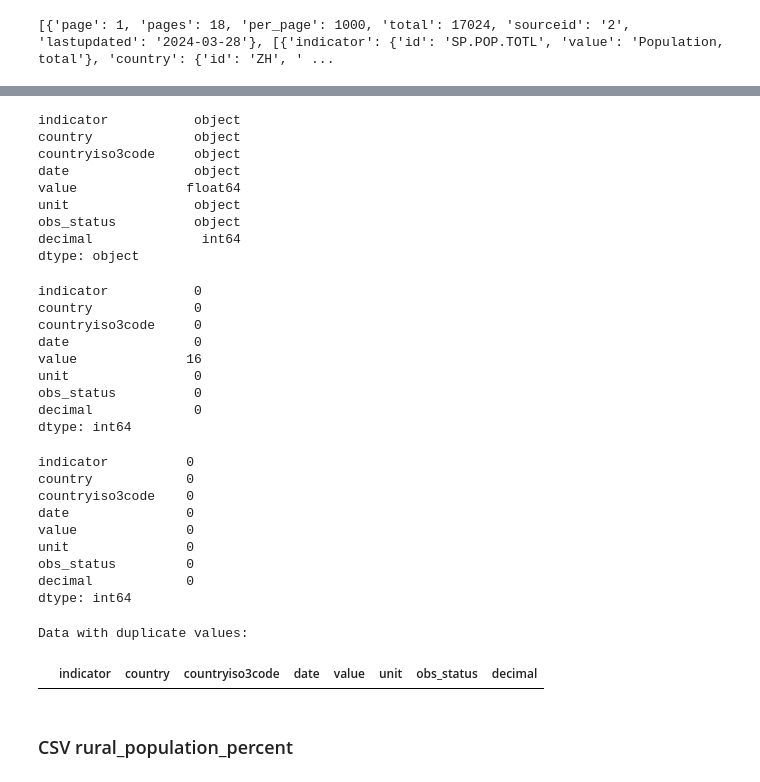
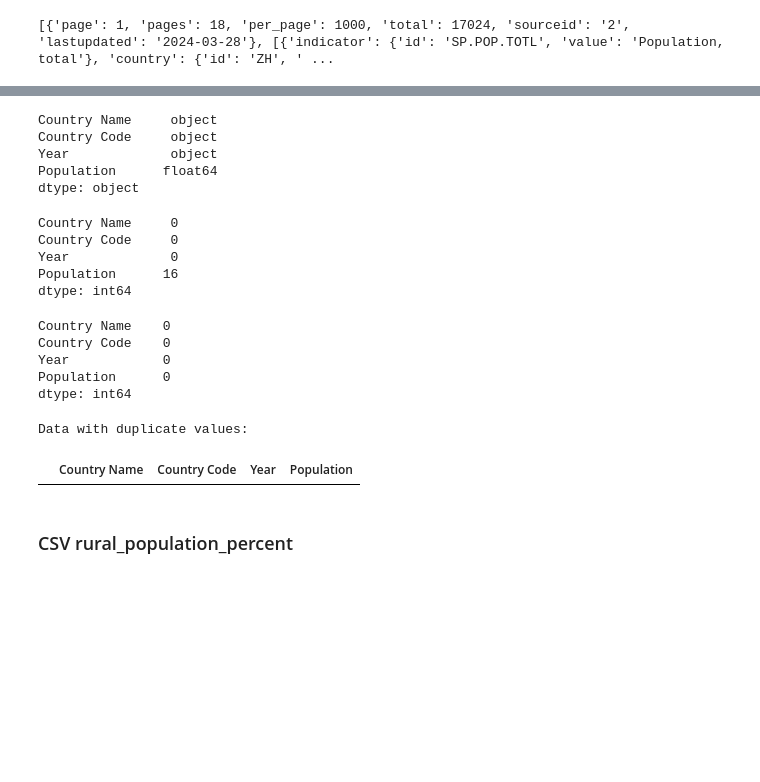
Before and after one commit to putridia/mini_project, a Jupyter notebook: app.ipynb, the cells around one changed output, grey strips where cells are left out. Drawn from its saved outputs; the diff is of its cells as text; code cells hidden in the pictures; blank space fills up the shorter version.

```diff
--- a/app.ipynb
+++ b/app.ipynb
@@ -674,6 +760,6 @@ else:
 # %% [output]
 [{'page': 1, 'pages': 18, 'per_page': 1000, 'total': 17024, 'sourceid': '2', 'lastupdated': '2024-03-28'}, [{'indicator': {'id': 'SP.POP.TOTL', 'value': 'Population, total'}, 'country': {'id': 'ZH', ' ...
 # %%
-population_api = pd.DataFrame(response.json()[1])
-population_api.head()
+population_api = response.json()[1]
+population_api
 # %% [output]
@@ -685,0 +783,5 @@ population_api.head()
+# %%
+columns = ['country.value', 'countryiso3code', 'date', 'value']
+population_apidata = pd.json_normalize(population_api)[columns]
+population_apidata.columns = ['Country Name', 'Country Code', 'Year', 'Population']
+population_apidata
@@ -686,55 +802,40 @@ population_api.head()
 # %%
-# check data type
-population_api.dtypes
+# check data types
+population_apidata.dtypes
 # %% [output]
-indicator           object
-country             object
-countryiso3code     object
-date                object
-value              float64
-unit                object
-obs_status          object
-decimal              int64
+Country Name     object
+Country Code     object
+Year             object
+Population      float64
 dtype: object
 # %%
-# check data missing values
-population_api.isnull().sum()
+# show missing values
+population_apidata.isnull().sum()
 # %% [output]
-indicator           0
-country             0
-countryiso3code     0
-date                0
-value              16
-unit                0
-obs_status          0
-decimal             0
+Country Name     0
+Country Code     0
+Year             0
+Population      16
 dtype: int64
-# %%
-# handle missing value
-population_api = population_api.dropna()
-population_api.isnull().sum()
-# %% [output]
-indicator          0
-country            0
-countryiso3code    0
-date               0
-value              0
-unit               0
-obs_status         0
-decimal            0
-dtype: int64
+# %%
+# handle missing value in columns 'Population' with mode
+population_apidata['Population'] = population_apidata['Population'].fillna(population_apidata['Population'].mode()[0])
+population_apidata.isnull().sum()
+# %% [output]
+Country Name    0
+Country Code    0
+Year            0
+Population      0
+dtype: int64
 # %%
-# Convert dictionary objects to hashable types
-population_api = population_api.applymap(lambda x: tuple(x.items()) if isinstance(x, dict) else x)
-
 # Check duplicate data
-population_api.duplicated().sum()
+population_apidata.duplicated().sum()
 
 # Show the data that has duplicate values
 print("Data with duplicate values:")
-population_api[population_api.duplicated()]
+population_apidata[population_apidata.duplicated()]
 # %% [output]
 Data with duplicate values:
-|  | indicator | country | countryiso3code | date | value | unit | obs_status | decimal |
+|  | Country Name | Country Code | Year | Population |
 # %%
 # export data to csv file and encoding utf-8
```
Also changed, not shown: parts of 71 cells of this notebook, 12 other files.
